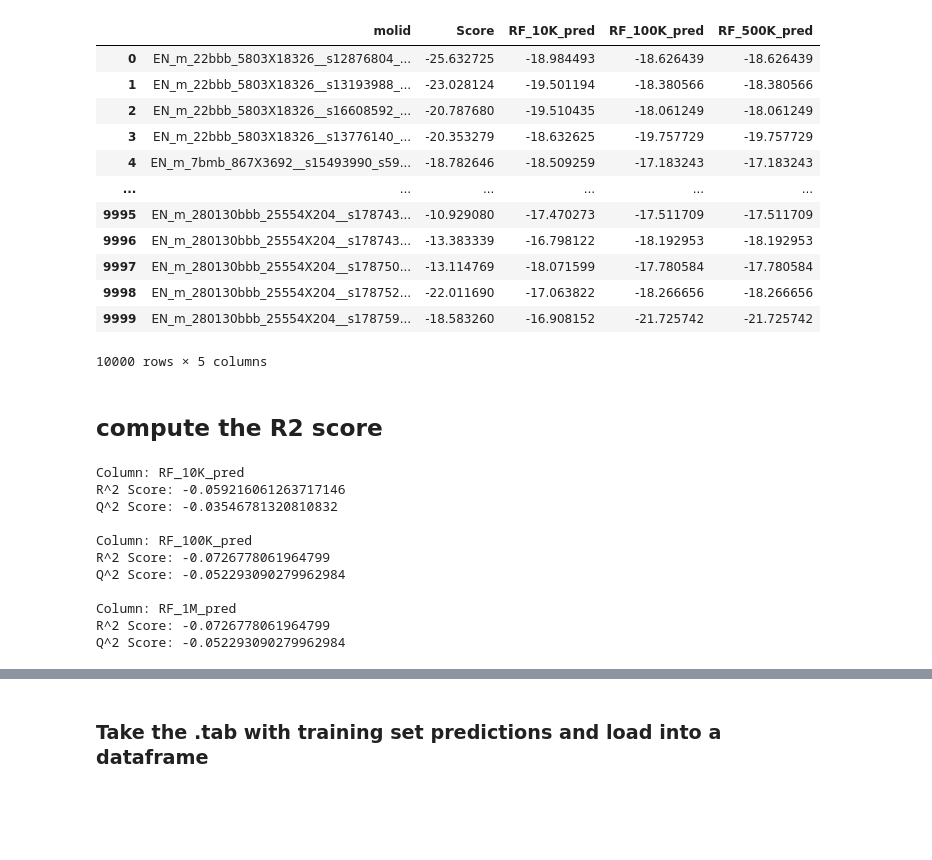
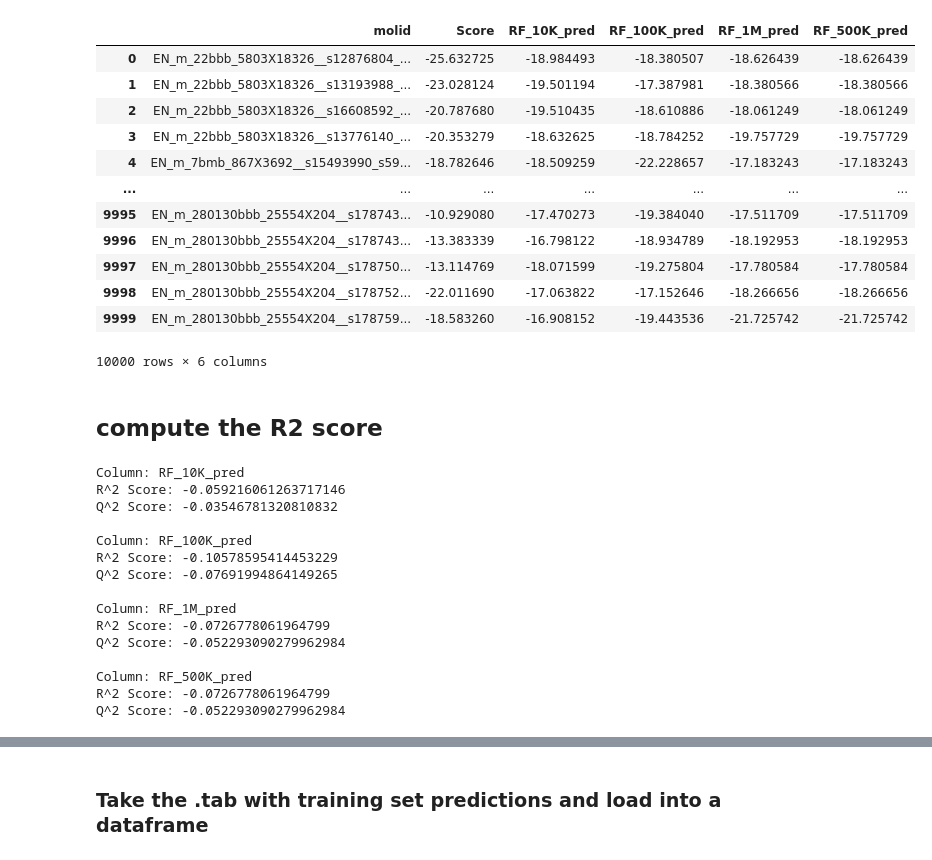
Before and after one commit to AaronXu9/DockingPrediction, a Jupyter notebook: data_processing/aggregate_pred.ipynb, the cells around one changed output, grey strips where cells are left out. Drawn from its saved outputs; the diff is of its cells as text; code cells hidden in the pictures; blank space fills up the shorter version.

```diff
--- a/data_processing/aggregate_pred.ipynb
+++ b/data_processing/aggregate_pred.ipynb
@@ -33,22 +47,22 @@ df_combined
 # %%
 df_combined = pd.read_csv('../results/val_10K_results.csv')
-df_combined.drop(['RF_pred', 'RF_1M_pred'], inplace=True, axis=1)
+df_combined.drop(['RF_pred'], inplace=True, axis=1)
 df_combined.rename(columns={'score': 'Score'}, inplace=True)
 df_combined
 # %% [output]
-|  | molid | Score | RF_10K_pred | RF_100K_pred | RF_500K_pred |
-| 0 | EN_m_22bbb_5803X18326__s12876804_... | -25.632725 | -18.984493 | -18.626439 | -18.626439 |
-| 1 | EN_m_22bbb_5803X18326__s13193988_... | -23.028124 | -19.501194 | -18.380566 | -18.380566 |
-| 2 | EN_m_22bbb_5803X18326__s16608592_... | -20.787680 | -19.510435 | -18.061249 | -18.061249 |
-| 3 | EN_m_22bbb_5803X18326__s13776140_... | -20.353279 | -18.632625 | -19.757729 | -19.757729 |
-| 4 | EN_m_7bmb_867X3692__s15493990_s59... | -18.782646 | -18.509259 | -17.183243 | -17.183243 |
-| ... | ... | ... | ... | ... | ... |
-| 9995 | EN_m_280130bbb_25554X204__s178743... | -10.929080 | -17.470273 | -17.511709 | -17.511709 |
-| 9996 | EN_m_280130bbb_25554X204__s178743... | -13.383339 | -16.798122 | -18.192953 | -18.192953 |
-| 9997 | EN_m_280130bbb_25554X204__s178750... | -13.114769 | -18.071599 | -17.780584 | -17.780584 |
-| 9998 | EN_m_280130bbb_25554X204__s178752... | -22.011690 | -17.063822 | -18.266656 | -18.266656 |
-| 9999 | EN_m_280130bbb_25554X204__s178759... | -18.583260 | -16.908152 | -21.725742 | -21.725742 |
+|  | molid | Score | RF_10K_pred | RF_100K_pred | RF_1M_pred | RF_500K_pred |
+| 0 | EN_m_22bbb_5803X18326__s12876804_... | -25.632725 | -18.984493 | -18.380507 | -18.626439 | -18.626439 |
+| 1 | EN_m_22bbb_5803X18326__s13193988_... | -23.028124 | -19.501194 | -17.387981 | -18.380566 | -18.380566 |
+| 2 | EN_m_22bbb_5803X18326__s16608592_... | -20.787680 | -19.510435 | -18.610886 | -18.061249 | -18.061249 |
+| 3 | EN_m_22bbb_5803X18326__s13776140_... | -20.353279 | -18.632625 | -18.784252 | -19.757729 | -19.757729 |
+| 4 | EN_m_7bmb_867X3692__s15493990_s59... | -18.782646 | -18.509259 | -22.228657 | -17.183243 | -17.183243 |
+| ... | ... | ... | ... | ... | ... | ... |
+| 9995 | EN_m_280130bbb_25554X204__s178743... | -10.929080 | -17.470273 | -19.384040 | -17.511709 | -17.511709 |
+| 9996 | EN_m_280130bbb_25554X204__s178743... | -13.383339 | -16.798122 | -18.934789 | -18.192953 | -18.192953 |
+| 9997 | EN_m_280130bbb_25554X204__s178750... | -13.114769 | -18.071599 | -19.275804 | -17.780584 | -17.780584 |
+| 9998 | EN_m_280130bbb_25554X204__s178752... | -22.011690 | -17.063822 | -17.152646 | -18.266656 | -18.266656 |
+| 9999 | EN_m_280130bbb_25554X204__s178759... | -18.583260 | -16.908152 | -19.443536 | -21.725742 | -21.725742 |
-10000 rows × 5 columns
+10000 rows × 6 columns
 # %% [markdown]
 ## compute the R2 score
 # %%
@@ -72,12 +86,16 @@ R^2 Score: -0.059216061263717146
 Q^2 Score: -0.03546781320810832
 
 Column: RF_100K_pred
-R^2 Score: -0.0726778061964799
-Q^2 Score: -0.052293090279962984
+R^2 Score: -0.10578595414453229
+Q^2 Score: -0.07691994864149265
 
 Column: RF_1M_pred
 R^2 Score: -0.0726778061964799
 Q^2 Score: -0.052293090279962984
+
+Column: RF_500K_pred
+R^2 Score: -0.0726778061964799
+Q^2 Score: -0.052293090279962984
 # %%
 import seaborn as sns
 # Iterate over each column starting from the 3rd column
```
Also changed, not shown: parts of 2 cells of this notebook, 6 other files.
